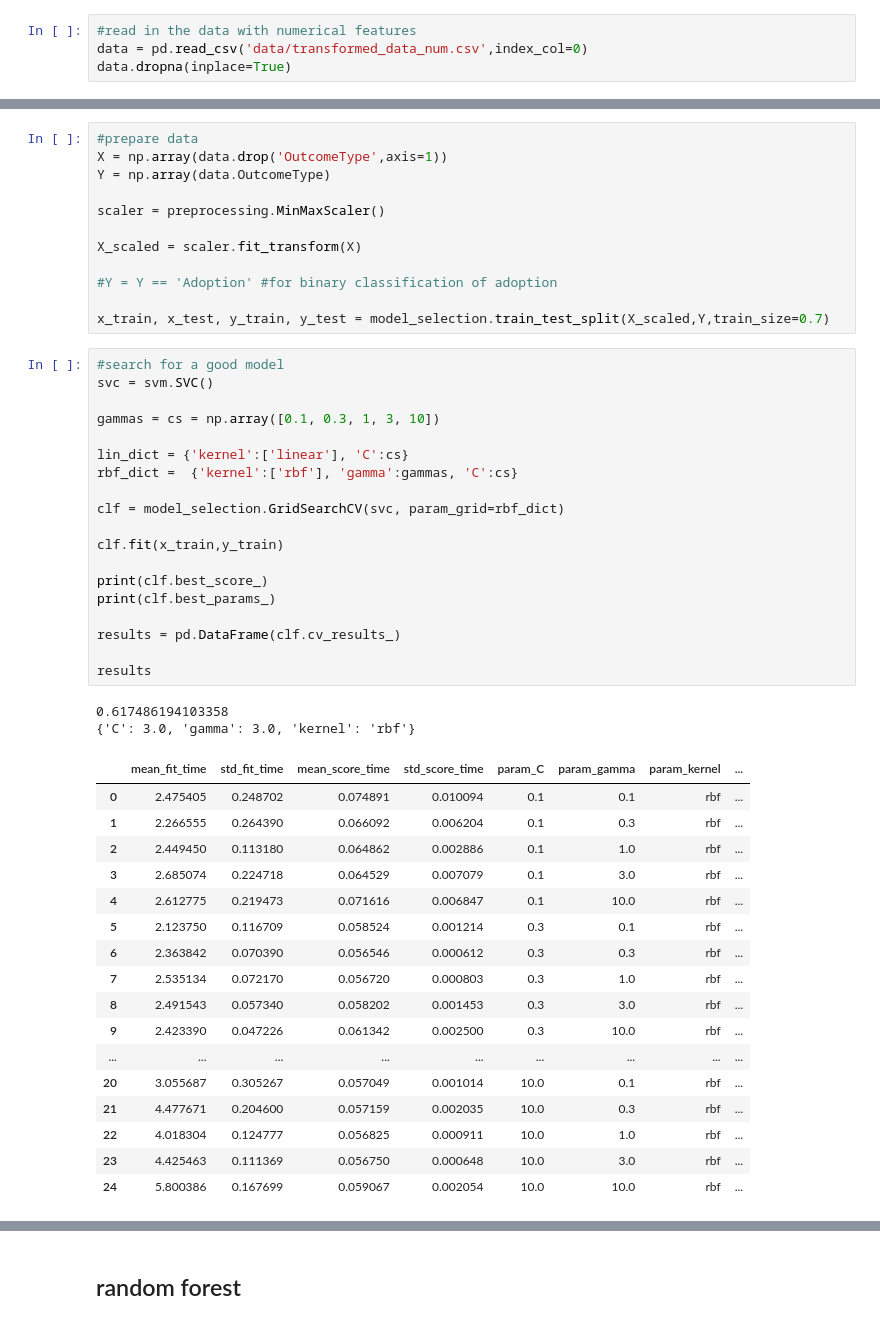
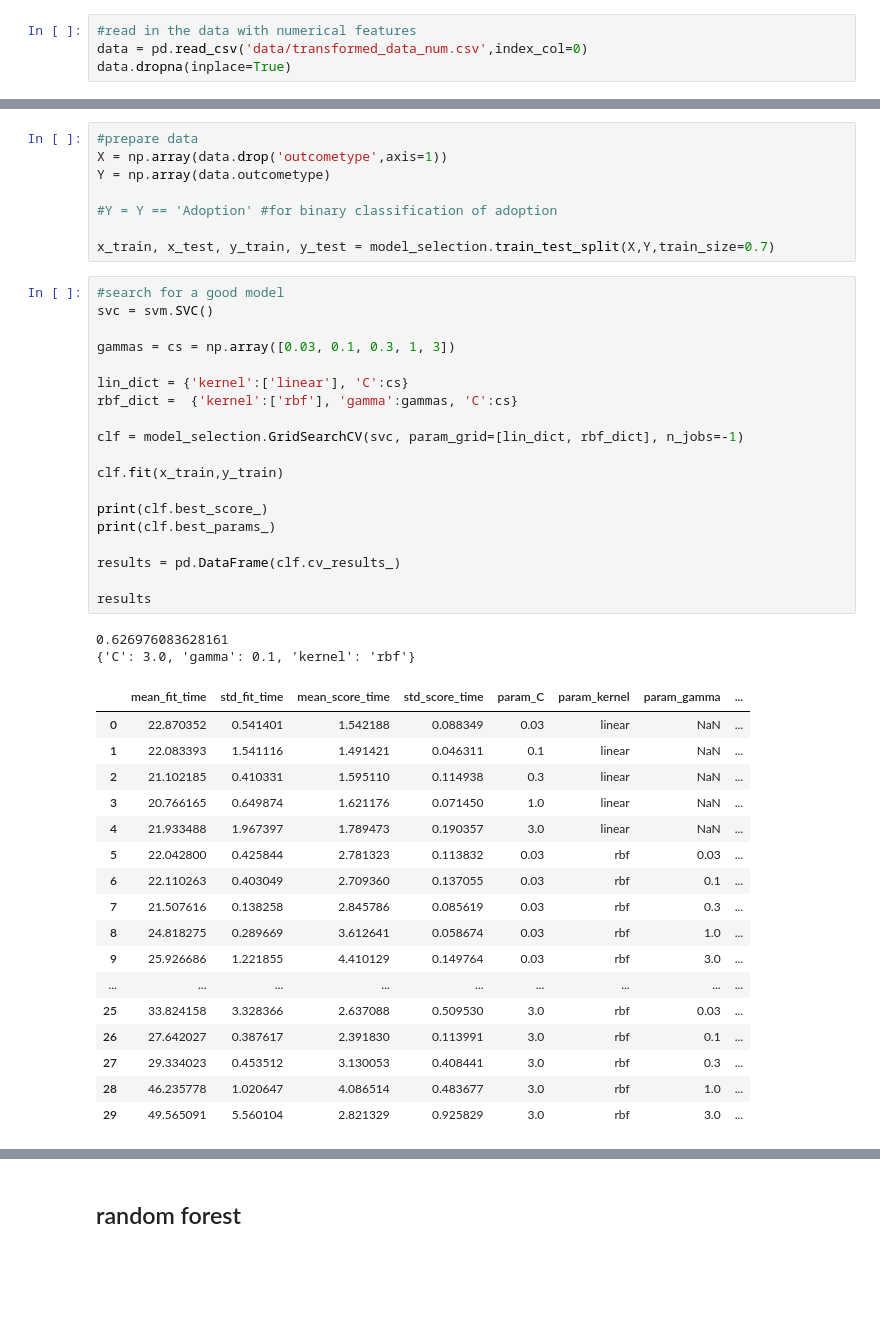
Before and after one commit to DavidSiegl/Animal-Shelter-Analysis, a Jupyter notebook: svc_and_random_forest.ipynb, the cells around one changed output, grey strips where cells are left out. Saved outputs shown, nothing was run; the diff lists cells and outputs as text; blank space fills up the shorter version.

```diff
--- a/svc_and_random_forest.ipynb
+++ b/svc_and_random_forest.ipynb
@@ -31,54 +31,50 @@ data.head()
 # %%
 #prepare data
-X = np.array(data.drop('OutcomeType',axis=1))
-Y = np.array(data.OutcomeType)
-
-scaler = preprocessing.MinMaxScaler()
-
-X_scaled = scaler.fit_transform(X)
+X = np.array(data.drop('outcometype',axis=1))
+Y = np.array(data.outcometype)
 
 #Y = Y == 'Adoption' #for binary classification of adoption
 
-x_train, x_test, y_train, y_test = model_selection.train_test_split(X_scaled,Y,train_size=0.7)
+x_train, x_test, y_train, y_test = model_selection.train_test_split(X,Y,train_size=0.7)
 # %%
 #search for a good model
 svc = svm.SVC()
 
-gammas = cs = np.array([0.1, 0.3, 1, 3, 10])
+gammas = cs = np.array([0.03, 0.1, 0.3, 1, 3])
 
 lin_dict = {'kernel':['linear'], 'C':cs}
 rbf_dict =  {'kernel':['rbf'], 'gamma':gammas, 'C':cs}
 
-clf = model_selection.GridSearchCV(svc, param_grid=rbf_dict)
+clf = model_selection.GridSearchCV(svc, param_grid=[lin_dict, rbf_dict], n_jobs=-1)
 
 clf.fit(x_train,y_train)
 
 print(clf.best_score_)
 print(clf.best_params_)
 
 results = pd.DataFrame(clf.cv_results_)
 
 results
 # %% [output]
-0.617486194103358
-{'C': 3.0, 'gamma': 3.0, 'kernel': 'rbf'}
+0.626976083628161
+{'C': 3.0, 'gamma': 0.1, 'kernel': 'rbf'}
-|  | mean_fit_time | std_fit_time | mean_score_time | std_score_time | param_C | param_gamma | param_kernel | ... |
-| 0 | 2.475405 | 0.248702 | 0.074891 | 0.010094 | 0.1 | 0.1 | rbf | ... |
-| 1 | 2.266555 | 0.264390 | 0.066092 | 0.006204 | 0.1 | 0.3 | rbf | ... |
-| 2 | 2.449450 | 0.113180 | 0.064862 | 0.002886 | 0.1 | 1.0 | rbf | ... |
-| 3 | 2.685074 | 0.224718 | 0.064529 | 0.007079 | 0.1 | 3.0 | rbf | ... |
-| 4 | 2.612775 | 0.219473 | 0.071616 | 0.006847 | 0.1 | 10.0 | rbf | ... |
-| 5 | 2.123750 | 0.116709 | 0.058524 | 0.001214 | 0.3 | 0.1 | rbf | ... |
-| 6 | 2.363842 | 0.070390 | 0.056546 | 0.000612 | 0.3 | 0.3 | rbf | ... |
-| 7 | 2.535134 | 0.072170 | 0.056720 | 0.000803 | 0.3 | 1.0 | rbf | ... |
-| 8 | 2.491543 | 0.057340 | 0.058202 | 0.001453 | 0.3 | 3.0 | rbf | ... |
-| 9 | 2.423390 | 0.047226 | 0.061342 | 0.002500 | 0.3 | 10.0 | rbf | ... |
+|  | mean_fit_time | std_fit_time | mean_score_time | std_score_time | param_C | param_kernel | param_gamma | ... |
+| 0 | 22.870352 | 0.541401 | 1.542188 | 0.088349 | 0.03 | linear | NaN | ... |
+| 1 | 22.083393 | 1.541116 | 1.491421 | 0.046311 | 0.1 | linear | NaN | ... |
+| 2 | 21.102185 | 0.410331 | 1.595110 | 0.114938 | 0.3 | linear | NaN | ... |
+| 3 | 20.766165 | 0.649874 | 1.621176 | 0.071450 | 1.0 | linear | NaN | ... |
+| 4 | 21.933488 | 1.967397 | 1.789473 | 0.190357 | 3.0 | linear | NaN | ... |
+| 5 | 22.042800 | 0.425844 | 2.781323 | 0.113832 | 0.03 | rbf | 0.03 | ... |
+| 6 | 22.110263 | 0.403049 | 2.709360 | 0.137055 | 0.03 | rbf | 0.1 | ... |
+| 7 | 21.507616 | 0.138258 | 2.845786 | 0.085619 | 0.03 | rbf | 0.3 | ... |
+| 8 | 24.818275 | 0.289669 | 3.612641 | 0.058674 | 0.03 | rbf | 1.0 | ... |
+| 9 | 25.926686 | 1.221855 | 4.410129 | 0.149764 | 0.03 | rbf | 3.0 | ... |
 | ... | ... | ... | ... | ... | ... | ... | ... | ... |
-| 20 | 3.055687 | 0.305267 | 0.057049 | 0.001014 | 10.0 | 0.1 | rbf | ... |
-| 21 | 4.477671 | 0.204600 | 0.057159 | 0.002035 | 10.0 | 0.3 | rbf | ... |
-| 22 | 4.018304 | 0.124777 | 0.056825 | 0.000911 | 10.0 | 1.0 | rbf | ... |
-| 23 | 4.425463 | 0.111369 | 0.056750 | 0.000648 | 10.0 | 3.0 | rbf | ... |
-| 24 | 5.800386 | 0.167699 | 0.059067 | 0.002054 | 10.0 | 10.0 | rbf | ... |
+| 25 | 33.824158 | 3.328366 | 2.637088 | 0.509530 | 3.0 | rbf | 0.03 | ... |
+| 26 | 27.642027 | 0.387617 | 2.391830 | 0.113991 | 3.0 | rbf | 0.1 | ... |
+| 27 | 29.334023 | 0.453512 | 3.130053 | 0.408441 | 3.0 | rbf | 0.3 | ... |
+| 28 | 46.235778 | 1.020647 | 4.086514 | 0.483677 | 3.0 | rbf | 1.0 | ... |
+| 29 | 49.565091 | 5.560104 | 2.821329 | 0.925829 | 3.0 | rbf | 3.0 | ... |
 # %%
 #training score
 clf.score(x_train,y_train)
```
Also changed, not shown: parts of 10 cells of this notebook, 1 other file.
